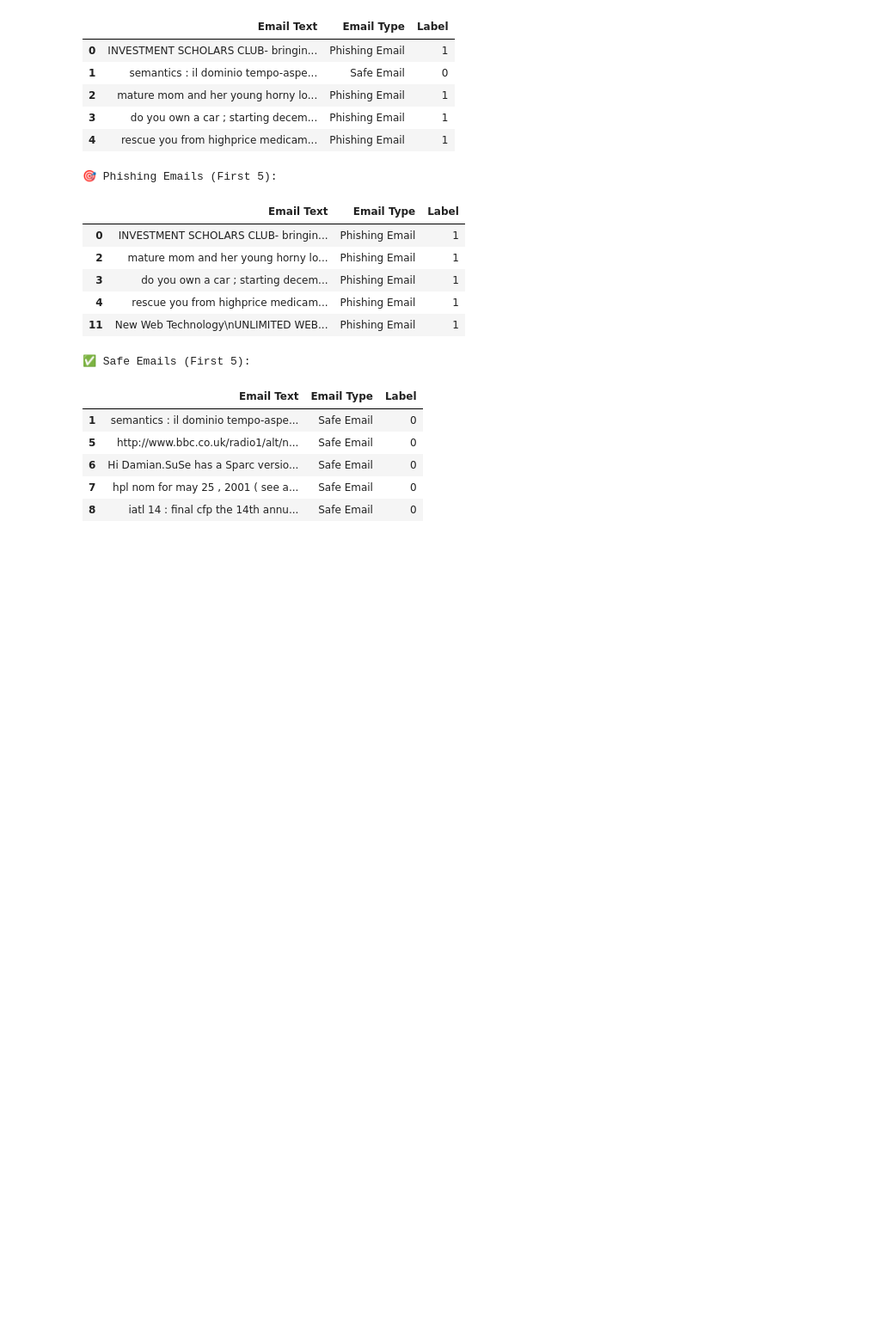
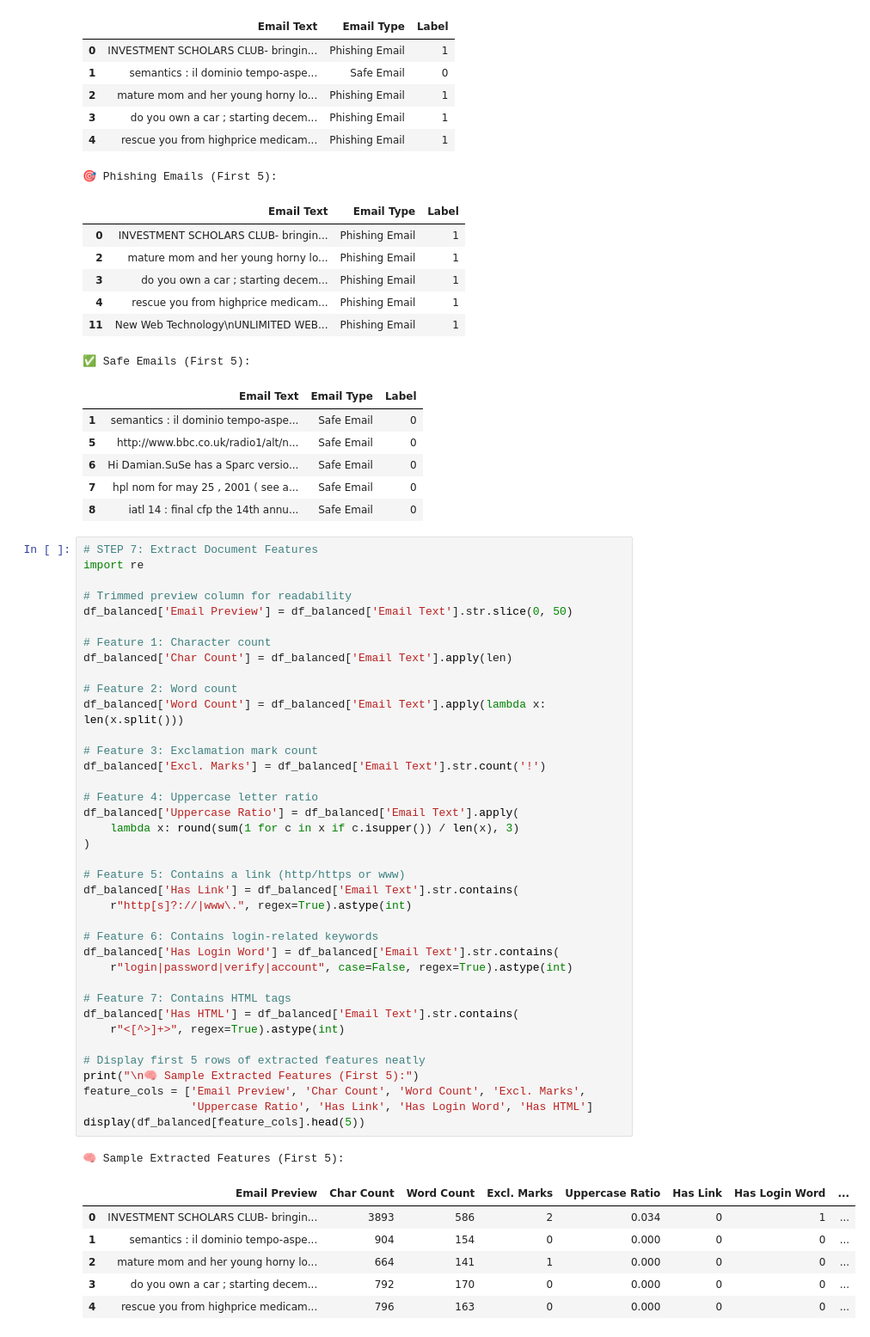
Before and after one commit to Octaxx/DLI-Assignment, a Jupyter notebook: DatasetCleaning.ipynb, the cells around one changed output. Shown at 86% size. Cells and saved outputs as stored; diff of their text form; blank space fills up the shorter version.

Commit message:
Document Features added

```diff
--- a/DatasetCleaning.ipynb
+++ b/DatasetCleaning.ipynb
@@ -149,3 +149,49 @@ Safe Emails       : 11322
 | 6 | Hi Damian.SuSe has a Sparc versio... | Safe Email | 0 |
 | 7 | hpl nom for may 25 , 2001 ( see a... | Safe Email | 0 |
 | 8 | iatl 14 : final cfp the 14th annu... | Safe Email | 0 |
+# %%
+# STEP 7: Extract Document Features
+import re
+
+# Trimmed preview column for readability
+df_balanced['Email Preview'] = df_balanced['Email Text'].str.slice(0, 50)
+
+# Feature 1: Character count
+df_balanced['Char Count'] = df_balanced['Email Text'].apply(len)
+
+# Feature 2: Word count
+df_balanced['Word Count'] = df_balanced['Email Text'].apply(lambda x: len(x.split()))
+
+# Feature 3: Exclamation mark count
+df_balanced['Excl. Marks'] = df_balanced['Email Text'].str.count('!')
+
+# Feature 4: Uppercase letter ratio
+df_balanced['Uppercase Ratio'] = df_balanced['Email Text'].apply(
+    lambda x: round(sum(1 for c in x if c.isupper()) / len(x), 3)
+)
+
+# Feature 5: Contains a link (http/https or www)
+df_balanced['Has Link'] = df_balanced['Email Text'].str.contains(
+    r"http[s]?://|www\.", regex=True).astype(int)
+
+# Feature 6: Contains login-related keywords
+df_balanced['Has Login Word'] = df_balanced['Email Text'].str.contains(
+    r"login|password|verify|account", case=False, regex=True).astype(int)
+
+# Feature 7: Contains HTML tags
+df_balanced['Has HTML'] = df_balanced['Email Text'].str.contains(
+    r"<[^>]+>", regex=True).astype(int)
+
+# Display first 5 rows of extracted features neatly
+print("\n🧠 Sample Extracted Features (First 5):")
+feature_cols = ['Email Preview', 'Char Count', 'Word Count', 'Excl. Marks',
+                'Uppercase Ratio', 'Has Link', 'Has Login Word', 'Has HTML']
+display(df_balanced[feature_cols].head(5))
+# %% [output]
+🧠 Sample Extracted Features (First 5):
+|  | Email Preview | Char Count | Word Count | Excl. Marks | Uppercase Ratio | Has Link | Has Login Word | ... |
+| 0 | INVESTMENT SCHOLARS CLUB- bringin... | 3893 | 586 | 2 | 0.034 | 0 | 1 | ... |
+| 1 | semantics : il dominio tempo-aspe... | 904 | 154 | 0 | 0.000 | 0 | 0 | ... |
+| 2 | mature mom and her young horny lo... | 664 | 141 | 1 | 0.000 | 0 | 0 | ... |
+| 3 | do you own a car ; starting decem... | 792 | 170 | 0 | 0.000 | 0 | 0 | ... |
+| 4 | rescue you from highprice medicam... | 796 | 163 | 0 | 0.000 | 0 | 0 | ... |
```
